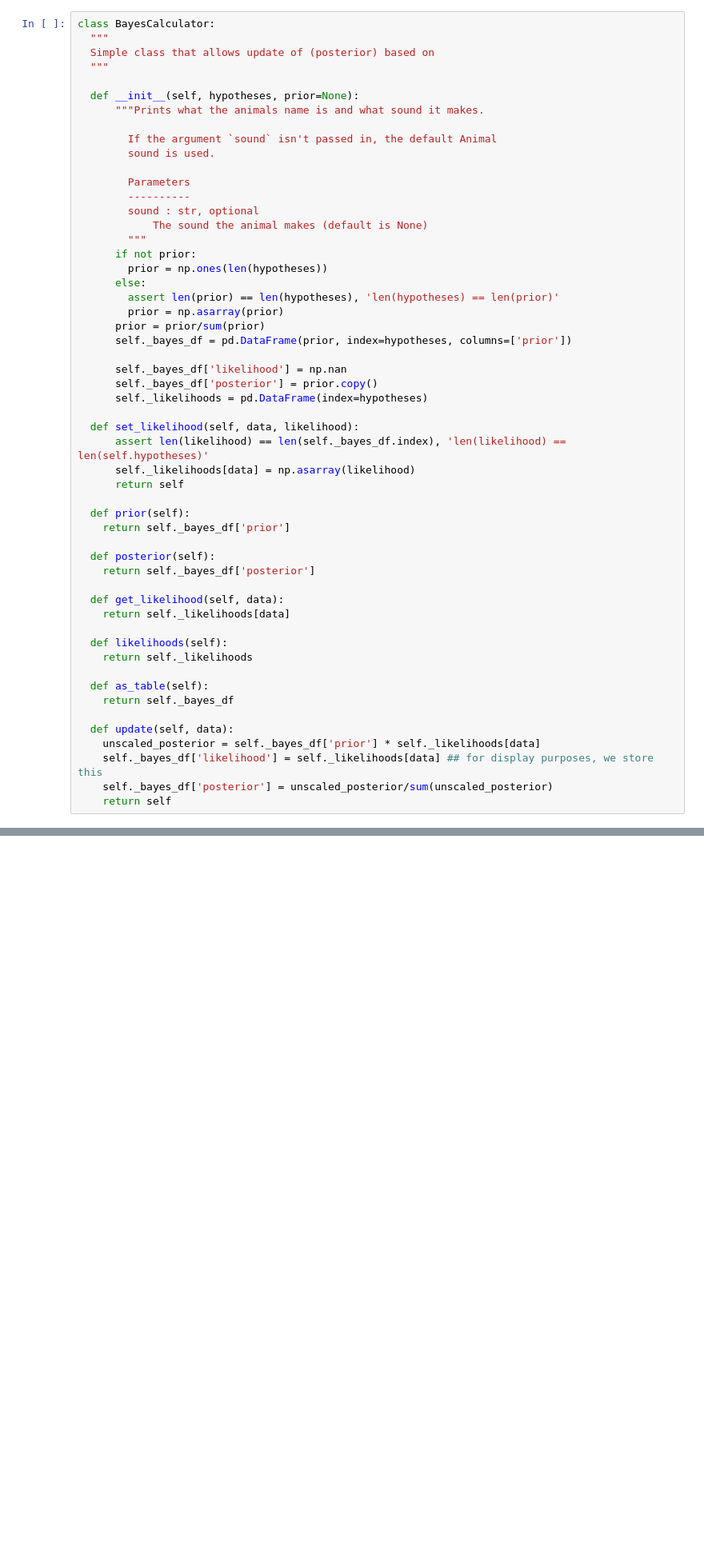
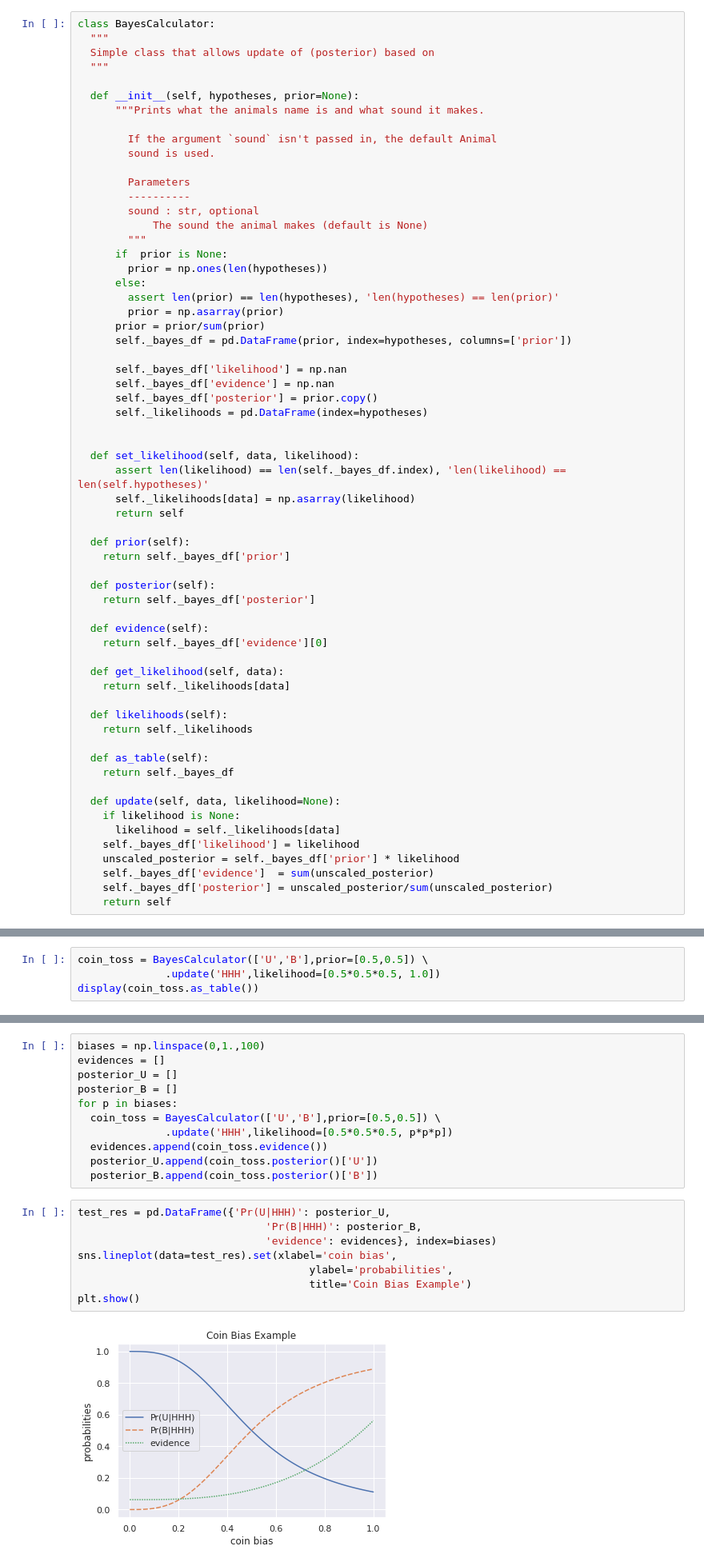
Before and after one commit to manishbayesian/bayesianbookpub, a Jupyter notebook: Chapter1_BayesCalculator,_Examples_X_XX.ipynb, the cells around one changed output, grey strips where cells are left out. Shown at 80% size. Cells and saved outputs as stored; diff of their text form; blank space fills up the shorter version.

```diff
--- a/Chapter1_BayesCalculator,_Examples_X_XX.ipynb
+++ b/Chapter1_BayesCalculator,_Examples_X_XX.ipynb
@@ -32,7 +32,7 @@ class BayesCalculator:
         sound : str, optional
             The sound the animal makes (default is None)
         """
-      if not prior:
+      if  prior is None:
         prior = np.ones(len(hypotheses))
       else:
         assert len(prior) == len(hypotheses), 'len(hypotheses) == len(prior)'
@@ -41,8 +41,10 @@ class BayesCalculator:
       self._bayes_df = pd.DataFrame(prior, index=hypotheses, columns=['prior'])
 
       self._bayes_df['likelihood'] = np.nan
+      self._bayes_df['evidence'] = np.nan
       self._bayes_df['posterior'] = prior.copy()
       self._likelihoods = pd.DataFrame(index=hypotheses)
+
 
   def set_likelihood(self, data, likelihood):
       assert len(likelihood) == len(self._bayes_df.index), 'len(likelihood) == len(self.hypotheses)'
@@ -55,6 +57,9 @@ class BayesCalculator:
   def posterior(self):
     return self._bayes_df['posterior']
 
+  def evidence(self):
+    return self._bayes_df['evidence'][0]
+
   def get_likelihood(self, data):
     return self._likelihoods[data]
 
@@ -64,8 +69,11 @@ class BayesCalculator:
   def as_table(self):
     return self._bayes_df
 
-  def update(self, data):
-    unscaled_posterior = self._bayes_df['prior'] * self._likelihoods[data]
-    self._bayes_df['likelihood'] = self._likelihoods[data] ## for display purposes, we store this
+  def update(self, data, likelihood=None):
+    if likelihood is None:
+      likelihood = self._likelihoods[data]
+    self._bayes_df['likelihood'] = likelihood
+    unscaled_posterior = self._bayes_df['prior'] * likelihood
+    self._bayes_df['evidence']  = sum(unscaled_posterior)
     self._bayes_df['posterior'] = unscaled_posterior/sum(unscaled_posterior)
     return self
@@ -83,0 +83,4 @@ display(eyes.as_table())
+# %%
+coin_toss = BayesCalculator(['U','B'],prior=[0.5,0.5]) \
+              .update('HHH',likelihood=[0.5*0.5*0.5, 1.0])
+display(coin_toss.as_table())
@@ -83,0 +93,21 @@ display(eyes.as_table())
+# %%
+biases = np.linspace(0,1.,100)
+evidences = []
+posterior_U = []
+posterior_B = []
+for p in biases:
+  coin_toss = BayesCalculator(['U','B'],prior=[0.5,0.5]) \
+              .update('HHH',likelihood=[0.5*0.5*0.5, p*p*p])
+  evidences.append(coin_toss.evidence())
+  posterior_U.append(coin_toss.posterior()['U'])
+  posterior_B.append(coin_toss.posterior()['B'])
+# %%
+test_res = pd.DataFrame({'Pr(U|HHH)': posterior_U,
+                              'Pr(B|HHH)': posterior_B,
+                              'evidence': evidences}, index=biases)
+sns.lineplot(data=test_res).set(xlabel='coin bias',
+                                     ylabel='probabilities',
+                                     title='Coin Bias Example')
+plt.show()
+# %% [output]
+[figure, added]
```
Also changed, not shown: parts of 18 cells of this notebook.
